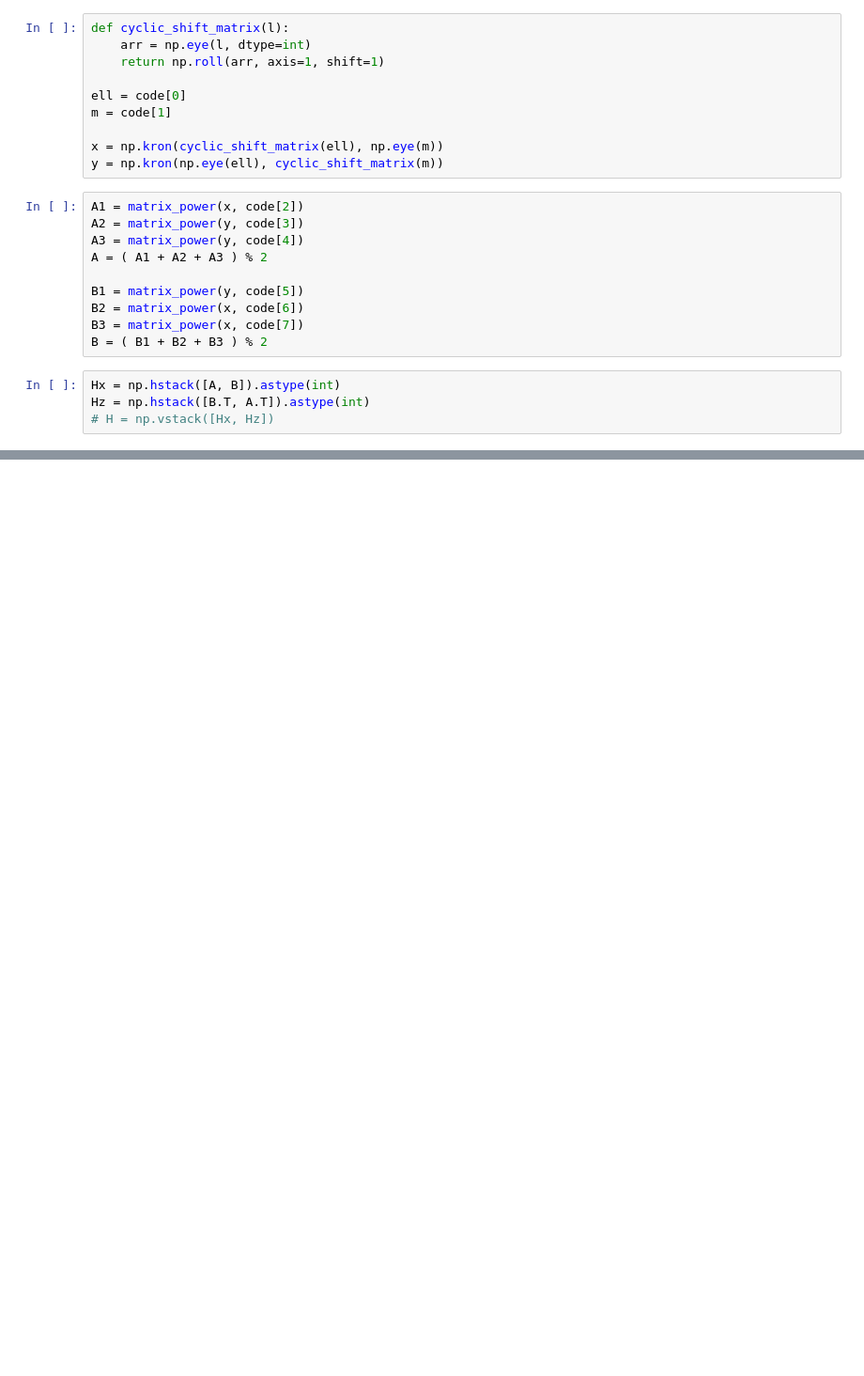
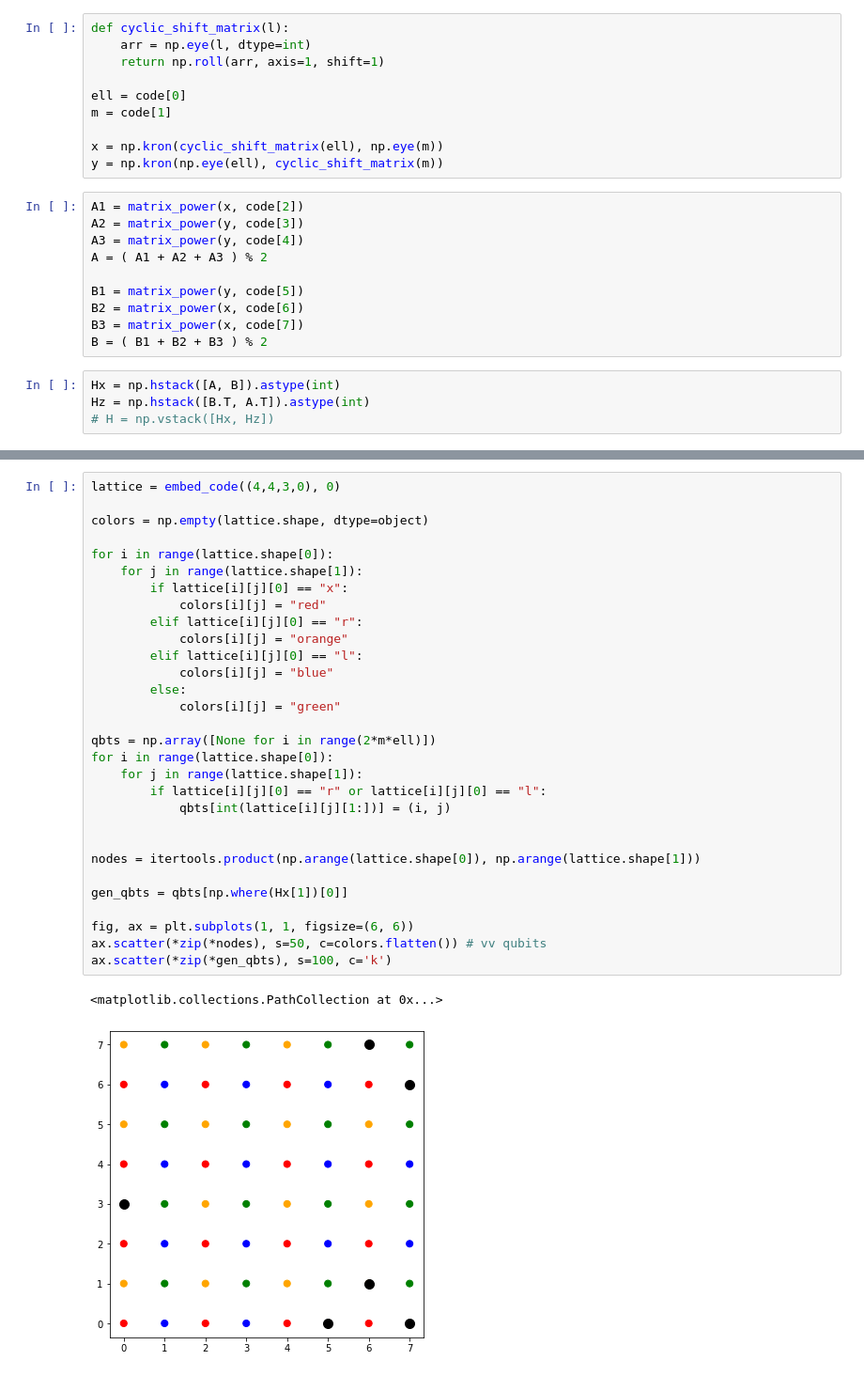
Before and after one commit to noahberthusen/qecc_routing, a Jupyter notebook: src_py/quasi-cyclic/quasi-cyclic.ipynb, the cells around one changed output, grey strips where cells are left out. Shown: that part at 94% size. Saved outputs shown, nothing was run; the diff lists cells and outputs as text; blank space fills up the shorter version.

```diff
--- a/src_py/quasi-cyclic/quasi-cyclic.ipynb
+++ b/src_py/quasi-cyclic/quasi-cyclic.ipynb
@@ -207,3 +210,36 @@ ax.scatter(*zip(*gen_qbts), s=100, c='k')
+# %%
+lattice = embed_code((4,4,3,0), 0)
+
+colors = np.empty(lattice.shape, dtype=object)
+
+for i in range(lattice.shape[0]):
+    for j in range(lattice.shape[1]):
+        if lattice[i][j][0] == "x":
+            colors[i][j] = "red"
+        elif lattice[i][j][0] == "r":
+            colors[i][j] = "orange"
+        elif lattice[i][j][0] == "l":
+            colors[i][j] = "blue"
+        else:
+            colors[i][j] = "green"
+
+qbts = np.array([None for i in range(2*m*ell)])
+for i in range(lattice.shape[0]):
+    for j in range(lattice.shape[1]):
+        if lattice[i][j][0] == "r" or lattice[i][j][0] == "l":
+            qbts[int(lattice[i][j][1:])] = (i, j)
+
+
+nodes = itertools.product(np.arange(lattice.shape[0]), np.arange(lattice.shape[1]))
+
+gen_qbts = qbts[np.where(Hx[1])[0]]
+
+fig, ax = plt.subplots(1, 1, figsize=(6, 6))
+ax.scatter(*zip(*nodes), s=50, c=colors.flatten()) # vv qubits
+ax.scatter(*zip(*gen_qbts), s=100, c='k')
+# %% [output]
+<matplotlib.collections.PathCollection at 0x...>
+[figure, added]
 # %%
 rs = []
 for i in range(m*ell):
```
Also changed, not shown: parts of 17 cells of this notebook, 14 other files.
